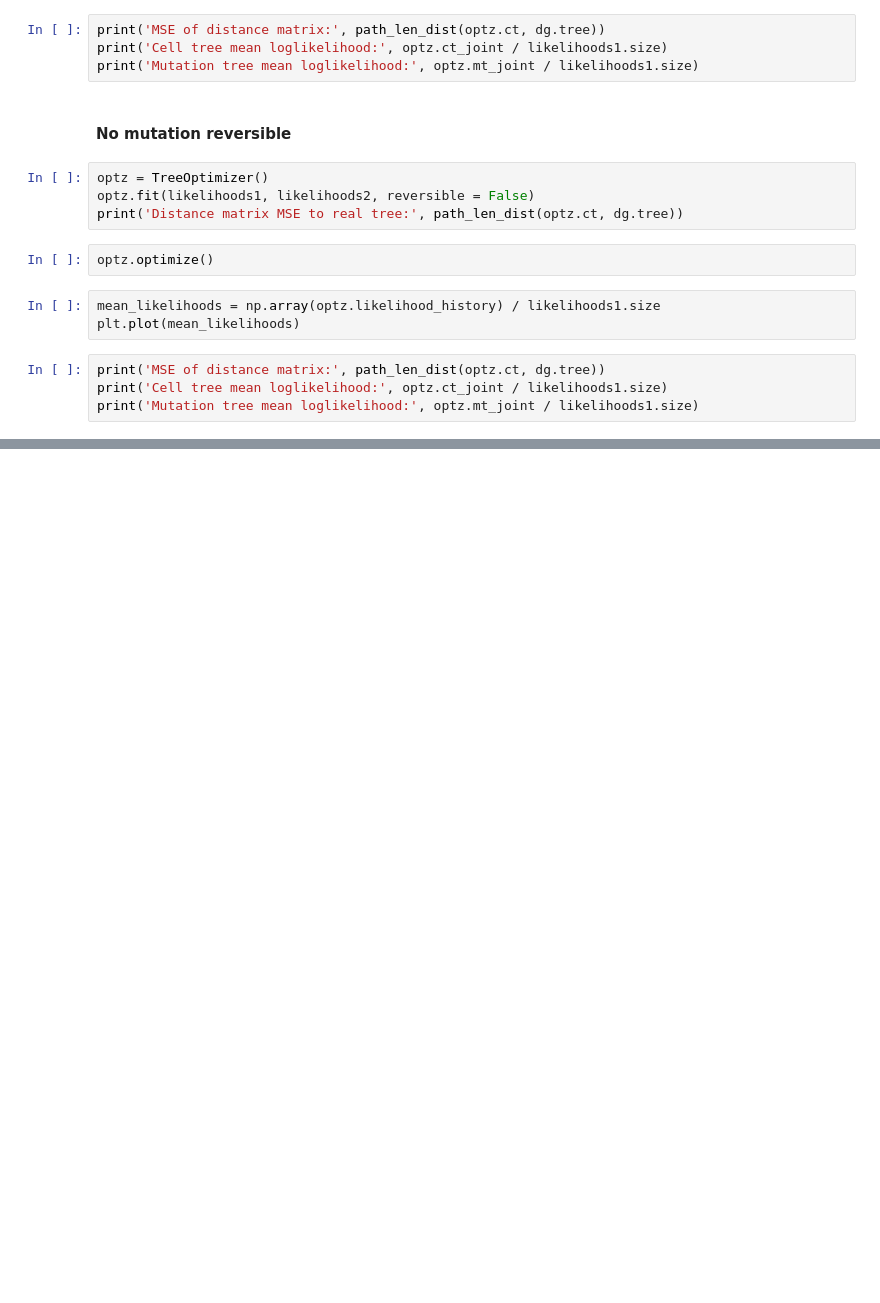
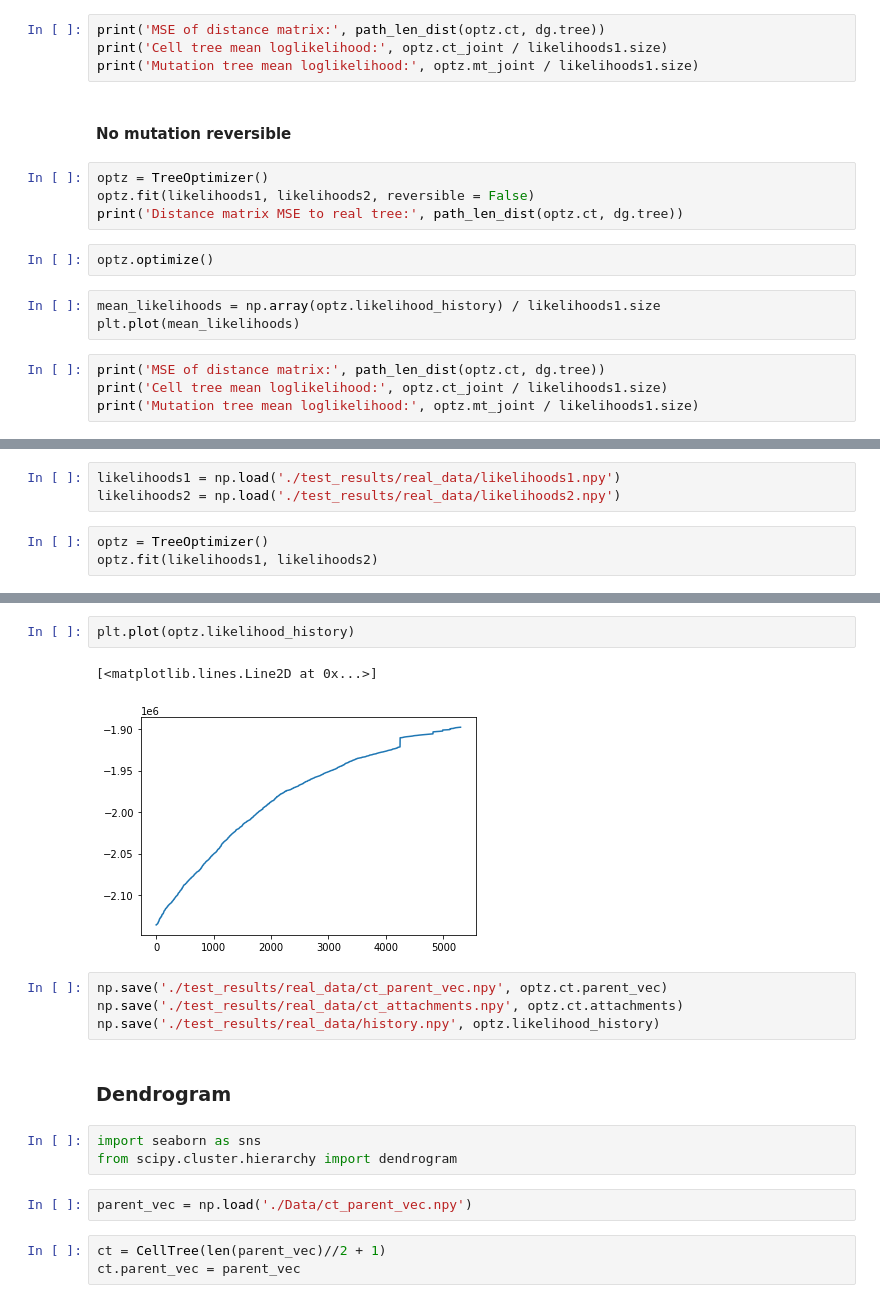
Before and after one commit to Tigecycline/lab_rotation, a Jupyter notebook: workbench.ipynb, the cells around one changed output, grey strips where cells are left out. Saved outputs shown, nothing was run; the diff lists cells and outputs as text; blank space fills up the shorter version.

Commit message:
Application to real data. Removed some deprecated functions. More figure making functions.

```diff
--- a/workbench.ipynb
+++ b/workbench.ipynb
@@ -144,0 +99,6 @@ dist_irr = np.load('./test_results/reversibility_50c_100m/dist_irr.npy')
+# %%
+likelihoods1 = np.load('./test_results/real_data/likelihoods1.npy')
+likelihoods2 = np.load('./test_results/real_data/likelihoods2.npy')
+# %%
+optz = TreeOptimizer()
+optz.fit(likelihoods1, likelihoods2)
@@ -144,0 +125,19 @@ dist_irr = np.load('./test_results/reversibility_50c_100m/dist_irr.npy')
+# %%
+plt.plot(optz.likelihood_history)
+# %% [output]
+[<matplotlib.lines.Line2D at 0x...>]
+[figure, added]
+# %%
+np.save('./test_results/real_data/ct_parent_vec.npy', optz.ct.parent_vec)
+np.save('./test_results/real_data/ct_attachments.npy', optz.ct.attachments)
+np.save('./test_results/real_data/history.npy', optz.likelihood_history)
+# %% [markdown]
+### Dendrogram
+# %%
+import seaborn as sns
+from scipy.cluster.hierarchy import dendrogram
+# %%
+parent_vec = np.load('./Data/ct_parent_vec.npy')
+# %%
+ct = CellTree(len(parent_vec)//2 + 1)
+ct.parent_vec = parent_vec
```
Also changed, not shown: parts of 32 cells of this notebook, 8 other files.
